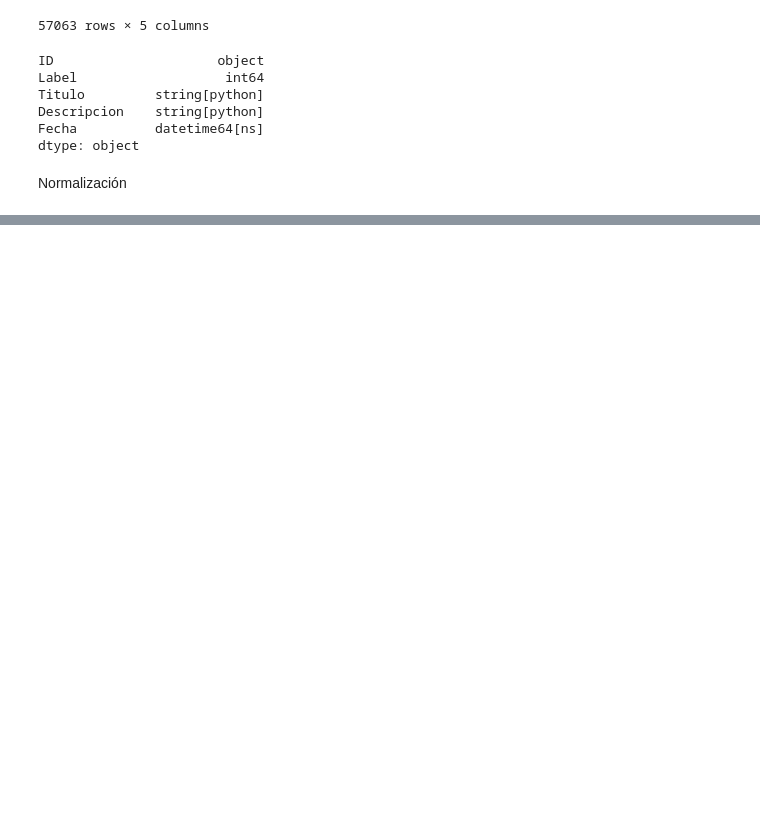
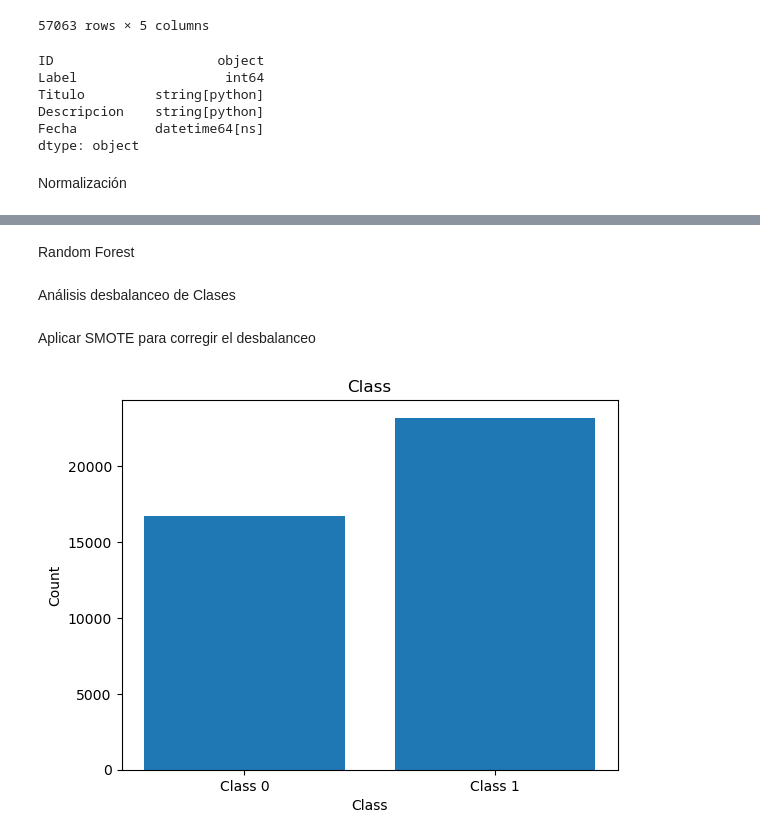
Before and after one commit to JairoFierro/Proy1, a Jupyter notebook: proyecto1.ipynb, the cells around one changed output, grey strips where cells are left out. Saved outputs shown, nothing was run; the diff lists cells and outputs as text; code cells hidden in the pictures; blank space fills up the shorter version.

```diff
--- a/proyecto1.ipynb
+++ b/proyecto1.ipynb
@@ -229,8 +233,8 @@ def preprocessing(words):
     words = eliminar_no_ascii(words)
     words = remove_stopwords(words)
     return words
-# %%
-df['description_new']= df["Descripcion"].fillna("").apply(lambda x: preprocessing(x.split()))
-df['titulo_new'] = df["Titulo"].fillna("").apply(lambda x: preprocessing(x.split()))
+# %%
+df["Titulo"] = df["Titulo"].fillna("").apply(lambda x: " ".join(preprocessing(x.split())))
+df["Descripcion"] = df["Descripcion"].fillna("").apply(lambda x: " ".join(preprocessing(x.split())))
 # %% [markdown]
 Normalización
@@ -240,0 +245,10 @@ data_t['Message'] = data_t['Message'].apply(contractions.fix)
+# %%
+# data_t['Message'] = data_t['Message'].apply(contractions.fix)
+
+# Concatenar Título y Descripción en una sola columna
+df["combined_text"] = df["Titulo"].fillna("") + " " + df["Descripcion"].fillna("")
+
+
+tfidf_vectorizer = TfidfVectorizer(max_features=5000)
+
+vectorizacion = tfidf_vectorizer.fit_transform(df["combined_text"].fillna(""))
@@ -240,0 +260,2 @@ data_t['Message'] = data_t['Message'].apply(contractions.fix)
+# %% [markdown]
+Random Forest
@@ -240,0 +268,20 @@ data_t['Message'] = data_t['Message'].apply(contractions.fix)
+# %% [markdown]
+Análisis desbalanceo de Clases
+# %%
+X_train, X_test, y_train, y_test = train_test_split(vectorizacion,df["Label"] , test_size=0.3, random_state=42)
+# %% [markdown]
+Aplicar SMOTE para corregir el desbalanceo
+# %%
+y=y_train
+x=y_train
+
+count_class = y.value_counts() # Count the occurrences of each class
+count_class.index
+plt.bar(count_class.index, count_class.values)
+plt.xlabel('Class')
+plt.ylabel('Count')
+plt.title('Class')
+plt.xticks(count_class.index, ['Class 1', 'Class 0'])
+plt.show()
+# %% [output]
+[figure, added]
```
Also changed, not shown: parts of 22 cells of this notebook.
